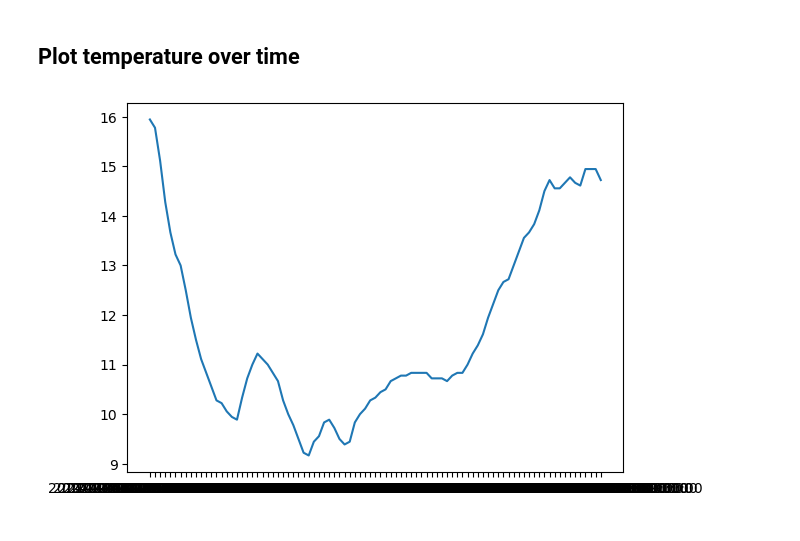
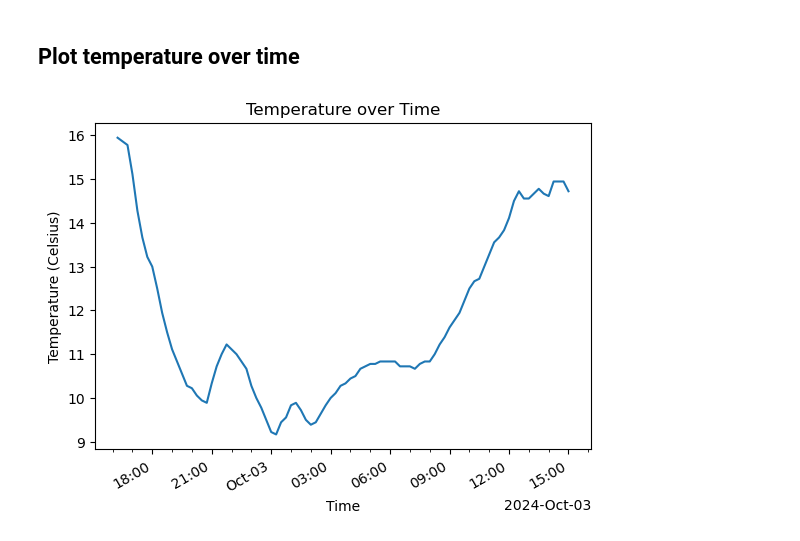
Before and after one commit to eoghanpw/PFDA-assignments, a Jupyter notebook: assignment2-weather.ipynb, the cells around one changed output. Cells and saved outputs as stored; diff of their text form; code cells hidden in the pictures.

```diff
--- a/assignment2-weather.ipynb
+++ b/assignment2-weather.ipynb
@@ -51,0 +53,3 @@ externalId
+# %%
+# Let's convert the data type of the Date columns.
+weather["reportStartDateTime"] = pd.to_datetime(weather["reportStartDateTime"])
@@ -52,13 +76,26 @@ externalId
 # %% [markdown]
 ## Plot temperature over time
-# %%
-x = weather["reportStartDateTime"]
-y = weather["dryBulbTemperature_Celsius"]
-
-fig, ax = plt.subplots()
-
-ax.plot(x, y)
-
-plt.show()
-# %% [output]
-[figure, removed]
+# %%
+x = weather["reportStartDateTime"]
+y = weather["dryBulbTemperature_Celsius"]
+
+
+fig, ax = plt.subplots()
+
+ax.plot(x, y)
+
+ax.set_title("Temperature over Time")
+ax.set_ylabel("Temperature (Celsius)")
+ax.set_xlabel("Time")
+
+locator = mdates.AutoDateLocator() # https://matplotlib.org/stable/api/dates_api.html#matplotlib.dates.ConciseDateFormatter
+formatter = mdates.ConciseDateFormatter(locator)
+ax.xaxis.set_major_formatter(formatter)
+
+ax.xaxis.set_minor_locator(AutoMinorLocator(3)) # https://matplotlib.org/stable/gallery/showcase/anatomy.html#anatomy-of-a-figure
+
+fig.autofmt_xdate() # https://matplotlib.org/stable/api/_as_gen/matplotlib.figure.Figure.autofmt_xdate.html#matplotlib-figure-figure-autofmt-xdate
+
+plt.show()
+# %% [output]
+[figure, added]
```
Also changed, not shown: parts of 4 cells of this notebook.
